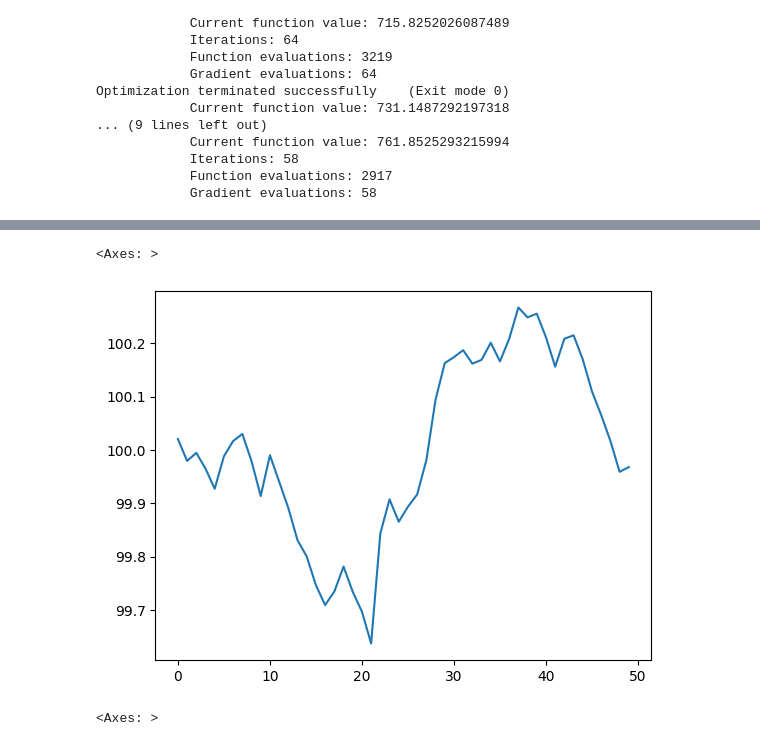
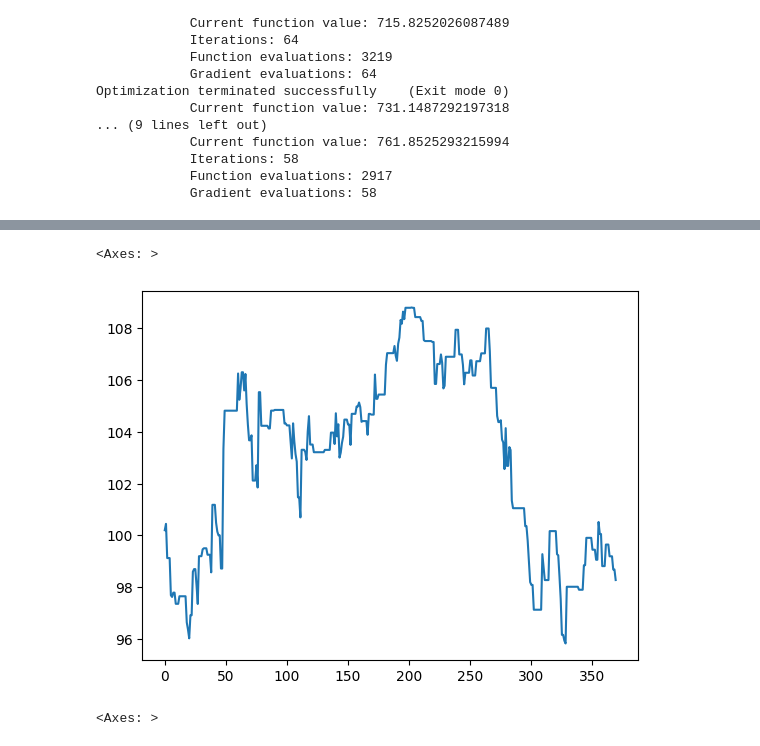
Before and after one commit to MLGonzo/football_stats, a Jupyter notebook: validate_dc.ipynb, the cells around one changed output, grey strips where cells are left out. Saved outputs shown, nothing was run; the diff lists cells and outputs as text; code cells hidden in the pictures.

```diff
--- a/validate_dc.ipynb
+++ b/validate_dc.ipynb
@@ -136,4 +136,21 @@ Optimization terminated successfully    (Exit mode 0)
 # %%
 results_df = pd.concat(res)
 results_df.reset_index(inplace=True, drop=True)
+# %%
+directory = 'data'
+
+# List to hold the data from each CSV
+data_frames = []
+
+# Loop through each file in the directory
+for filename in os.listdir(directory):
+    if filename.endswith('.csv'):
+        # Read the CSV file
+        file_path = os.path.join(directory, filename)
+        df = pd.read_csv(file_path, index_col=0)
+        # Append the DataFrame to the list
+        data_frames.append(df)
+
+results_df = pd.concat(data_frames)
+results_df.reset_index(inplace=True, drop=True)
 # %%
@@ -158,19 +170,19 @@ results_df["draw_ev"] = results_df.apply(
 # %%
 bankroll = 100
 
 for i in range(len(results_df)):
     bet_size = kelly_criterion(
-        results_df.loc[i]["home_max_odds"], bankroll, results_df.loc[i]["home_win_prob"], 0.05
+        results_df.loc[i]["home_win_prob"], results_df.loc[i]["home_max_odds"], bankroll, 0.05
     )
     bankroll = bankroll - bet_size
     if results_df.loc[i]["FTHG"] > results_df.loc[i]["FTAG"]:
         bankroll = bankroll + bet_size * results_df.loc[i]["home_max_odds"]
     results_df.loc[i, "bankroll"] = bankroll
 
 results_df.bankroll.plot()
 # %% [output]
 <Axes: >
-[figure, old version]
+[figure, new version]
 # %%
 bankroll = 100
 
```
Also changed, not shown: parts of 2 cells of this notebook, 4 other files.
